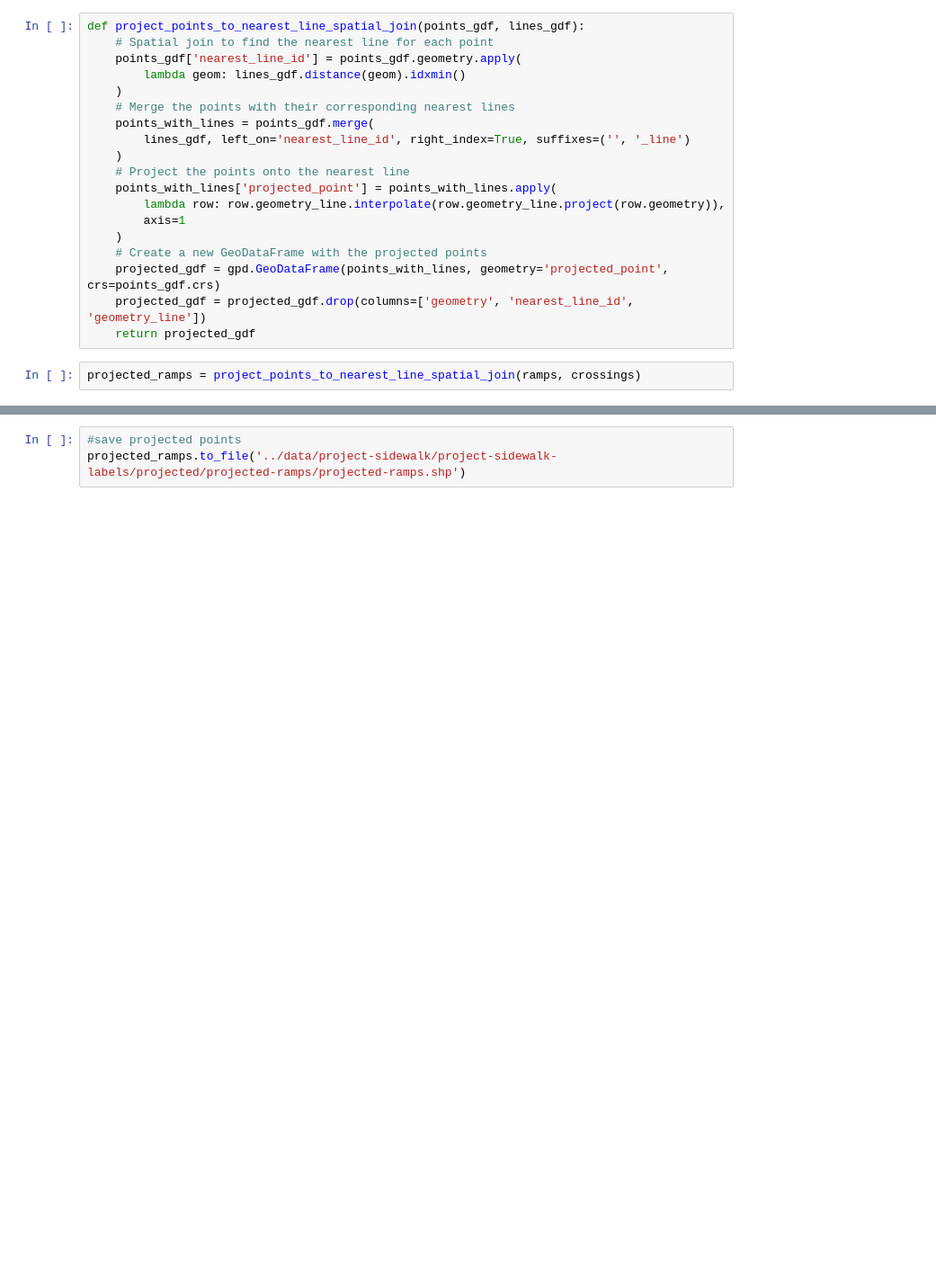
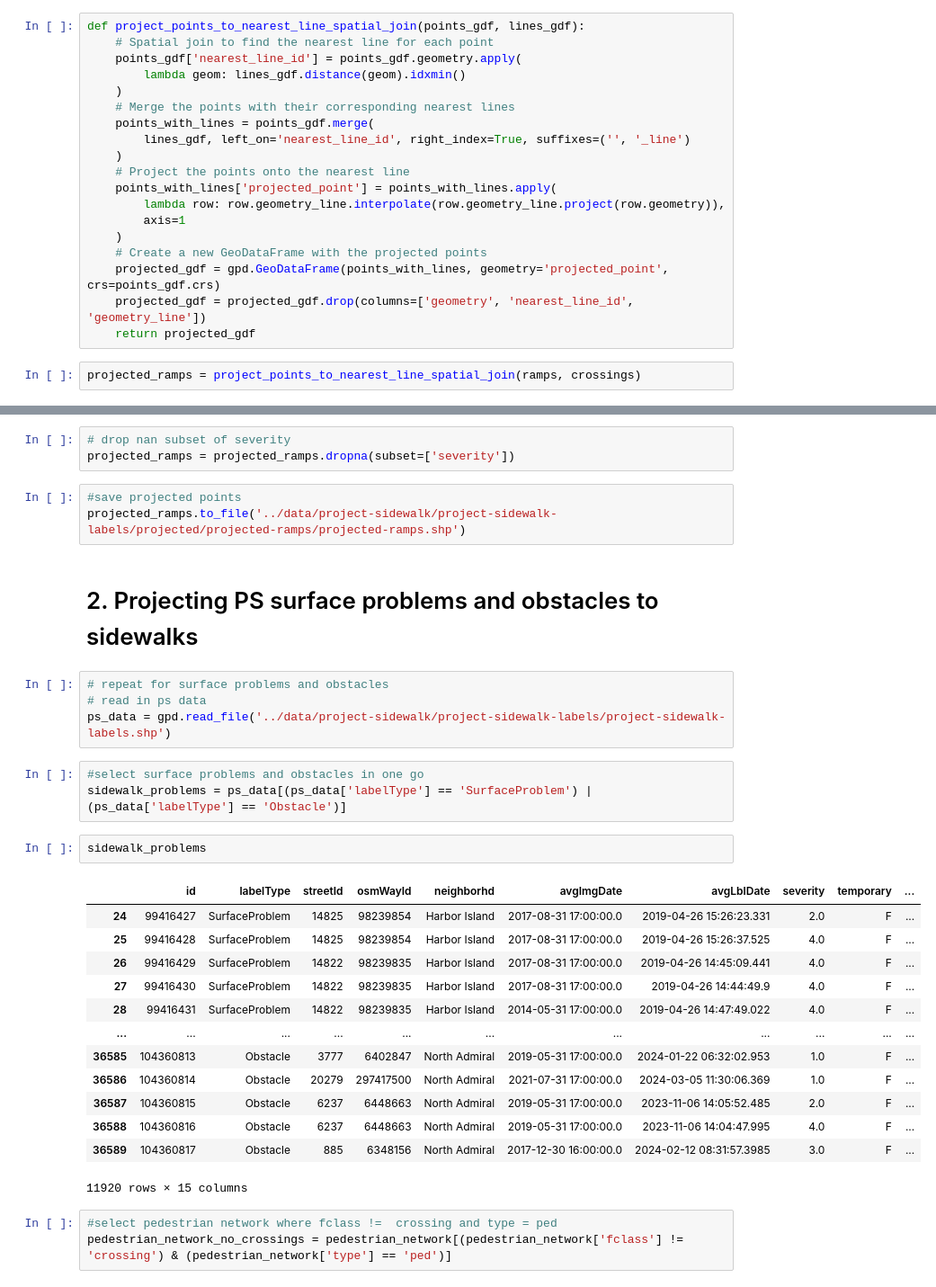
Before and after one commit to crescendochu/routable-sidewalk-network, a Jupyter notebook: notebooks/projecting-ps-data.ipynb, the cells around one changed output, grey strips where cells are left out. Shown at 90% size. Cells and saved outputs as stored; diff of their text form; blank space fills up the shorter version.

Commit message:
Updated the PS to the latest network

```diff
--- a/notebooks/projecting-ps-data.ipynb
+++ b/notebooks/projecting-ps-data.ipynb
@@ -68,3 +97,34 @@ projected_ramps
+# %%
+# drop nan subset of severity
+projected_ramps = projected_ramps.dropna(subset=['severity'])
 # %%
 #save projected points
 projected_ramps.to_file('../data/project-sidewalk/project-sidewalk-labels/projected/projected-ramps/projected-ramps.shp')
+# %% [markdown]
+# 2. Projecting PS surface problems and obstacles to sidewalks
+# %%
+# repeat for surface problems and obstacles
+# read in ps data
+ps_data = gpd.read_file('../data/project-sidewalk/project-sidewalk-labels/project-sidewalk-labels.shp')
+# %%
+#select surface problems and obstacles in one go
+sidewalk_problems = ps_data[(ps_data['labelType'] == 'SurfaceProblem') | (ps_data['labelType'] == 'Obstacle')]
+# %%
+sidewalk_problems
+# %% [output]
+|  | id | labelType | streetId | osmWayId | neighborhd | avgImgDate | avgLblDate | severity | temporary | ... |
+| 24 | 99416427 | SurfaceProblem | 14825 | 98239854 | Harbor Island | 2017-08-31 17:00:00.0 | 2019-04-26 15:26:23.331 | 2.0 | F | ... |
+| 25 | 99416428 | SurfaceProblem | 14825 | 98239854 | Harbor Island | 2017-08-31 17:00:00.0 | 2019-04-26 15:26:37.525 | 4.0 | F | ... |
+| 26 | 99416429 | SurfaceProblem | 14822 | 98239835 | Harbor Island | 2017-08-31 17:00:00.0 | 2019-04-26 14:45:09.441 | 4.0 | F | ... |
+| 27 | 99416430 | SurfaceProblem | 14822 | 98239835 | Harbor Island | 2017-08-31 17:00:00.0 | 2019-04-26 14:44:49.9 | 4.0 | F | ... |
+| 28 | 99416431 | SurfaceProblem | 14822 | 98239835 | Harbor Island | 2014-05-31 17:00:00.0 | 2019-04-26 14:47:49.022 | 4.0 | F | ... |
+| ... | ... | ... | ... | ... | ... | ... | ... | ... | ... | ... |
+| 36585 | 104360813 | Obstacle | 3777 | 6402847 | North Admiral | 2019-05-31 17:00:00.0 | 2024-01-22 06:32:02.953 | 1.0 | F | ... |
+| 36586 | 104360814 | Obstacle | 20279 | 297417500 | North Admiral | 2021-07-31 17:00:00.0 | 2024-03-05 11:30:06.369 | 1.0 | F | ... |
+| 36587 | 104360815 | Obstacle | 6237 | 6448663 | North Admiral | 2019-05-31 17:00:00.0 | 2023-11-06 14:05:52.485 | 2.0 | F | ... |
+| 36588 | 104360816 | Obstacle | 6237 | 6448663 | North Admiral | 2019-05-31 17:00:00.0 | 2023-11-06 14:04:47.995 | 4.0 | F | ... |
+| 36589 | 104360817 | Obstacle | 885 | 6348156 | North Admiral | 2017-12-30 16:00:00.0 | 2024-02-12 08:31:57.3985 | 3.0 | F | ... |
+11920 rows × 15 columns
+# %%
+#select pedestrian network where fclass !=  crossing and type = ped
+pedestrian_network_no_crossings = pedestrian_network[(pedestrian_network['fclass'] != 'crossing') & (pedestrian_network['type'] == 'ped')]
```
Also changed, not shown: parts of 15 cells of this notebook, 15 other files.
